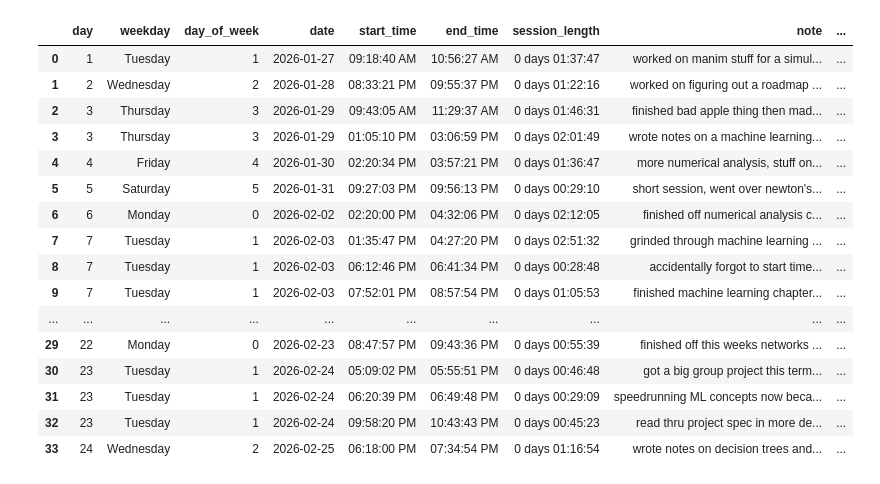
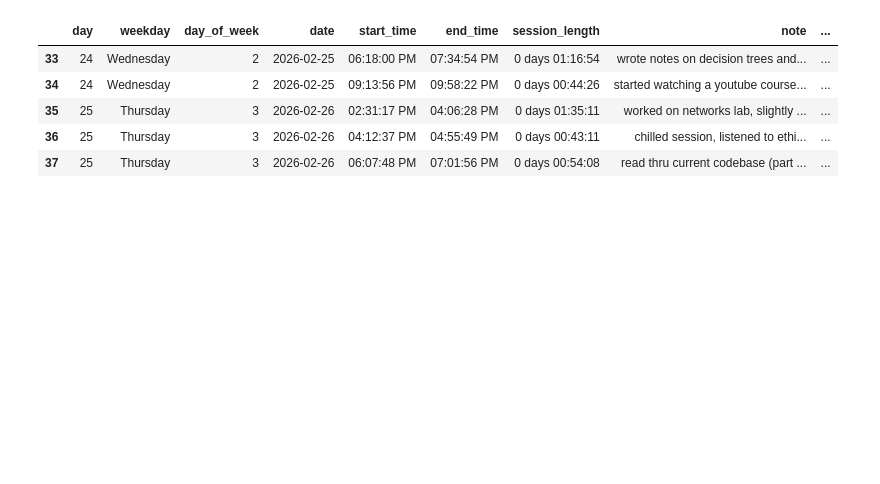
Before and after one commit to kiyubits/study-tracker, a Jupyter notebook: data-analyser.ipynb, the cells around one changed output. Drawn from its saved outputs; the diff is of its cells as text; code cells hidden in the pictures; blank space fills up the shorter version.

```diff
--- a/data-analyser.ipynb
+++ b/data-analyser.ipynb
@@ -6,46 +6,35 @@ from datetime import datetime
 # %%
 df = pd.read_json('study_sessions.json')
 
 # Expand the sessions column
 expanded_df = df.explode('sessions').reset_index(drop=True)
 
 # Normalize the nested dictionary data in sessions column
 sessions_normalized = pd.json_normalize(expanded_df['sessions']).reset_index(drop=True)
 
 # Combine with the original columns
 result_df = pd.concat([expanded_df[['day', 'date']], sessions_normalized], axis=1)
 
 # Ensure correct units
 result_df['date'] = pd.to_datetime(result_df['date'])
 result_df['session_length'] = pd.to_timedelta(result_df['session_length'])
 result_df['start_time_timestamp'] = result_df['date'].dt.strftime('%Y-%m-%d') + ' ' + result_df['start_time']
 result_df['start_time_timestamp'] = pd.to_datetime(result_df['start_time_timestamp'])
 result_df['end_time_timestamp'] = result_df['date'].dt.strftime('%Y-%m-%d') + ' ' + result_df['end_time']
 result_df['end_time_timestamp'] = pd.to_datetime(result_df['end_time_timestamp'])
 
 result_df['weekday'] = result_df['date'].dt.day_name() # day name
 result_df['day_of_week'] = result_df['date'].dt.day_of_week
 result_df = result_df[['day', 'weekday', 'day_of_week', 'date', 'start_time', 'end_time', 'session_length', 'note', 'start_time_timestamp', 'end_time_timestamp']]
 
-result_df
+result_df.tail()
 # %% [output]
 |  | day | weekday | day_of_week | date | start_time | end_time | session_length | note | ... |
-| 0 | 1 | Tuesday | 1 | 2026-01-27 | 09:18:40 AM | 10:56:27 AM | 0 days 01:37:47 | worked on manim stuff for a simul... | ... |
-| 1 | 2 | Wednesday | 2 | 2026-01-28 | 08:33:21 PM | 09:55:37 PM | 0 days 01:22:16 | worked on figuring out a roadmap ... | ... |
-| 2 | 3 | Thursday | 3 | 2026-01-29 | 09:43:05 AM | 11:29:37 AM | 0 days 01:46:31 | finished bad apple thing then mad... | ... |
-| 3 | 3 | Thursday | 3 | 2026-01-29 | 01:05:10 PM | 03:06:59 PM | 0 days 02:01:49 | wrote notes on a machine learning... | ... |
-| 4 | 4 | Friday | 4 | 2026-01-30 | 02:20:34 PM | 03:57:21 PM | 0 days 01:36:47 | more numerical analysis, stuff on... | ... |
-| 5 | 5 | Saturday | 5 | 2026-01-31 | 09:27:03 PM | 09:56:13 PM | 0 days 00:29:10 | short session, went over newton's... | ... |
-| 6 | 6 | Monday | 0 | 2026-02-02 | 02:20:00 PM | 04:32:06 PM | 0 days 02:12:05 | finished off numerical analysis c... | ... |
-| 7 | 7 | Tuesday | 1 | 2026-02-03 | 01:35:47 PM | 04:27:20 PM | 0 days 02:51:32 | grinded through machine learning ... | ... |
-| 8 | 7 | Tuesday | 1 | 2026-02-03 | 06:12:46 PM | 06:41:34 PM | 0 days 00:28:48 | accidentally forgot to start time... | ... |
-| 9 | 7 | Tuesday | 1 | 2026-02-03 | 07:52:01 PM | 08:57:54 PM | 0 days 01:05:53 | finished machine learning chapter... | ... |
-| ... | ... | ... | ... | ... | ... | ... | ... | ... | ... |
-| 29 | 22 | Monday | 0 | 2026-02-23 | 08:47:57 PM | 09:43:36 PM | 0 days 00:55:39 | finished off this weeks networks ... | ... |
-| 30 | 23 | Tuesday | 1 | 2026-02-24 | 05:09:02 PM | 05:55:51 PM | 0 days 00:46:48 | got a big group project this term... | ... |
-| 31 | 23 | Tuesday | 1 | 2026-02-24 | 06:20:39 PM | 06:49:48 PM | 0 days 00:29:09 | speedrunning ML concepts now beca... | ... |
-| 32 | 23 | Tuesday | 1 | 2026-02-24 | 09:58:20 PM | 10:43:43 PM | 0 days 00:45:23 | read thru project spec in more de... | ... |
 | 33 | 24 | Wednesday | 2 | 2026-02-25 | 06:18:00 PM | 07:34:54 PM | 0 days 01:16:54 | wrote notes on decision trees and... | ... |
+| 34 | 24 | Wednesday | 2 | 2026-02-25 | 09:13:56 PM | 09:58:22 PM | 0 days 00:44:26 | started watching a youtube course... | ... |
+| 35 | 25 | Thursday | 3 | 2026-02-26 | 02:31:17 PM | 04:06:28 PM | 0 days 01:35:11 | worked on networks lab, slightly ... | ... |
+| 36 | 25 | Thursday | 3 | 2026-02-26 | 04:12:37 PM | 04:55:49 PM | 0 days 00:43:11 | chilled session, listened to ethi... | ... |
+| 37 | 25 | Thursday | 3 | 2026-02-26 | 06:07:48 PM | 07:01:56 PM | 0 days 00:54:08 | read thru current codebase (part ... | ... |
 # %%
 result_df['start_time_minutes_since_midnight'] = result_df['start_time_timestamp'].dt.hour*60 + result_df['start_time_timestamp'].dt.minute
 result_df['end_time_minutes_since_midnight'] = result_df['end_time_timestamp'].dt.hour*60 + result_df['end_time_timestamp'].dt.minute
```
Also changed, not shown: parts of 4 cells of this notebook, 1 other file.
